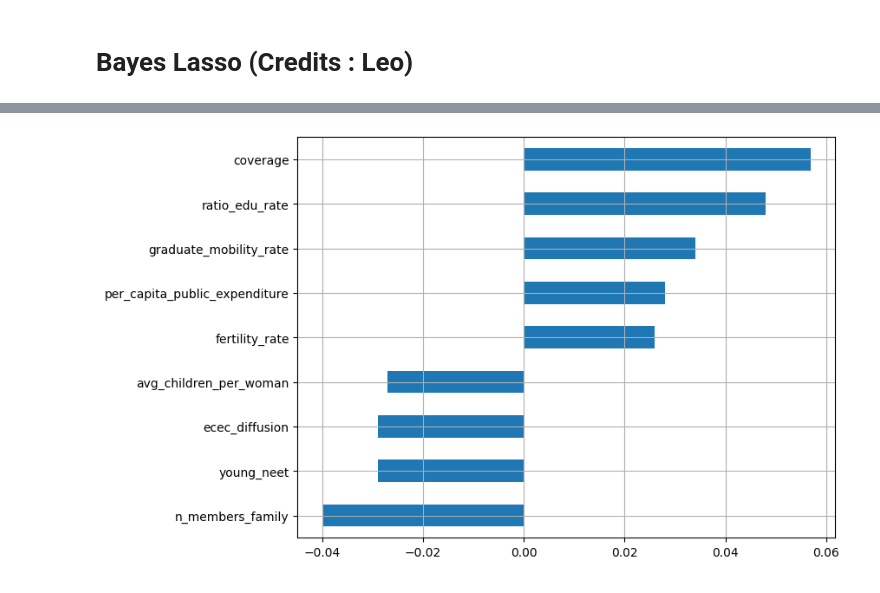
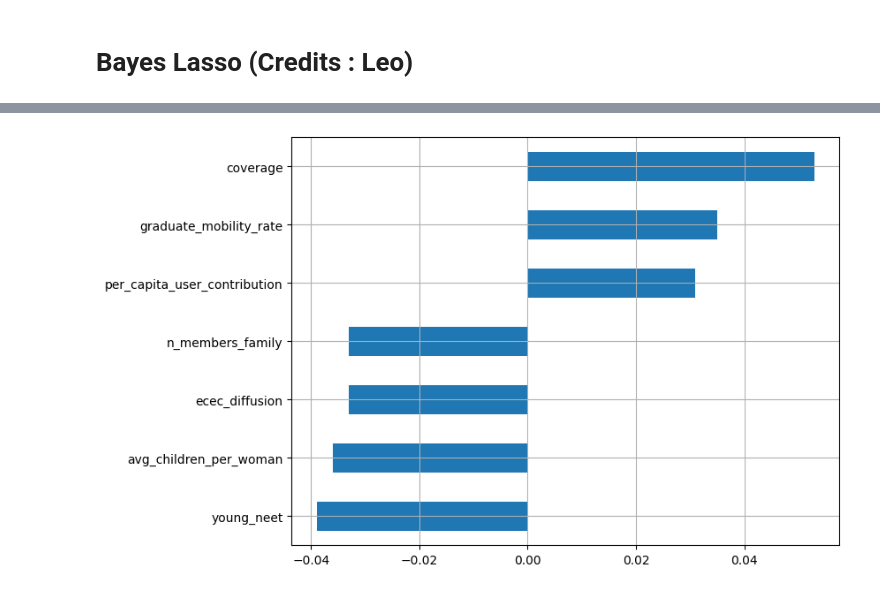
Before and after one commit to leonardotisato/Bayesian-Statistics-Project, a Jupyter notebook: analysis/analysis_freq_bayes_offset.ipynb, the cells around one changed output, grey strips where cells are left out. Cells and saved outputs as stored; diff of their text form; code cells hidden in the pictures.

Commit message:
link and offset and updated

```diff
--- a/analysis/analysis_freq_bayes_offset.ipynb
+++ b/analysis/analysis_freq_bayes_offset.ipynb
@@ -21,12 +24,7 @@ gdf.drop(columns=col_to_del_linear_model,inplace=True)
 # %%
-#there is one missing value on ecec_diffusion variable
-gdf["ecec_diffusion"] = gdf["ecec_diffusion"].fillna(gdf["ecec_diffusion"].median())
 
-gdf['ratio_edu_rate']=gdf['fem_edu_rate']/gdf['male_edu_rate']
-X=gdf.select_dtypes(include='number').drop(columns=['fem_empl_rate','mal_empl_rate','fem_edu_rate','male_edu_rate'])
 
-# X=gdf.select_dtypes(include='number').drop(columns=['fem_empl_rate','mal_empl_rate'])
-
+X=gdf.select_dtypes(include='number').drop(columns=['fem_empl_rate','mal_empl_rate'])
 y=gdf['fem_empl_rate']
 offset=gdf['mal_empl_rate']
 # %% [markdown]
@@ -34,9 +32,8 @@ offset=gdf['mal_empl_rate']
 # %%
 import numpy as np
 
-#THRESHOLD=0.9, each variable has been deleted one by one by keeping 'empl_rate' (because it's easy to interprate empl_rate)
-# col_to_drop=['other_per_capita_expenditure','inact_rate','adj_net_migration_rate','part_rate','unempl_rate']
-col_to_drop=['empl_rate', 'inact_rate', 'other_per_capita_expenditure', 'adj_net_migration_rate','part_rate','unempl_rate','fem_house_rate']
+#THRESHOLD=0.9
+col_to_drop=['empl_rate', 'inact_rate', 'other_per_capita_expenditure', 'adj_net_migration_rate','part_rate','unempl_rate','male_edu_rate','fem_house_rate']
 
 X.drop(columns=col_to_drop,inplace=True)
 
@@ -57,13 +54,11 @@ best_pair ('fertility_rate', 'ageing_index') best_corr_value -0.8725350233934767
 
 
 selected_covariates=X.columns
-print(len(selected_covariates))
 
 X = X.to_numpy()
 y = y.to_numpy()/100
 offset=offset.to_numpy()/100
 
-print(y.shape)
 
 # standardize predictors and the target
 X_scaler = StandardScaler()
@@ -71,13 +66,10 @@ X_scaled = X_scaler.fit_transform(X)
 
 
 
-y_scaled = np.log(y/(1-y))
+y_logit = np.log(y/(1-y))
 logit_offset=np.log(offset/(1-offset))
 
-y_with_offset = y_scaled - logit_offset
-
-
-# y_scaled = np.log(y/(1-y))
+y_with_offset = y_logit - logit_offset
 
 
 n_obs, n_feat = X_scaled.shape
@@ -145,7 +132,7 @@ plt.show()
 # %%
 with pm.Model() as bl_model:
     X_data = pm.Data("X_data", X_scaled)
-    y_data = pm.Data("y_data", y_scaled)
+    y_data = pm.Data("y_data", y_logit)
 
     lambda_ = pm.Gamma("lambda", alpha=0.1, beta=0.1)
     sigma = pm.HalfNormal("sigma", sigma=1.0)
@@ -166,6 +153,7 @@ with pm.Model() as bl_model:
 
     mu = pm.math.dot(X_data, beta) + intercept+ offset_values
 
+
     y_obs = pm.Normal("y_obs", mu=mu, sigma=sigma, observed=y_data)
 
 
@@ -252,9 +234,9 @@ plt.show()
 # %%
-important_covariates=summary_beta[summary_beta["mean"].abs()>0.025]['mean']
+important_covariates=summary_beta[summary_beta["mean"].abs()>0.027]['mean']
 
 plt.figure(figsize=(8,6))
 important_covariates.sort_values().plot(kind='barh')
 plt.grid(True)
 plt.show()
 # %% [output]
-[figure, old version]
+[figure, new version]
```
Also changed, not shown: parts of 7 cells of this notebook.
